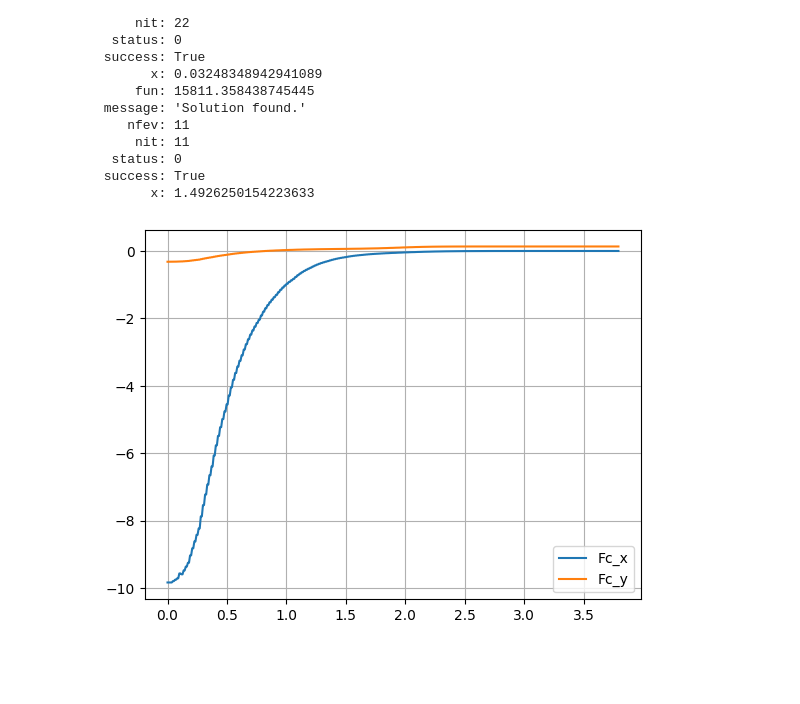
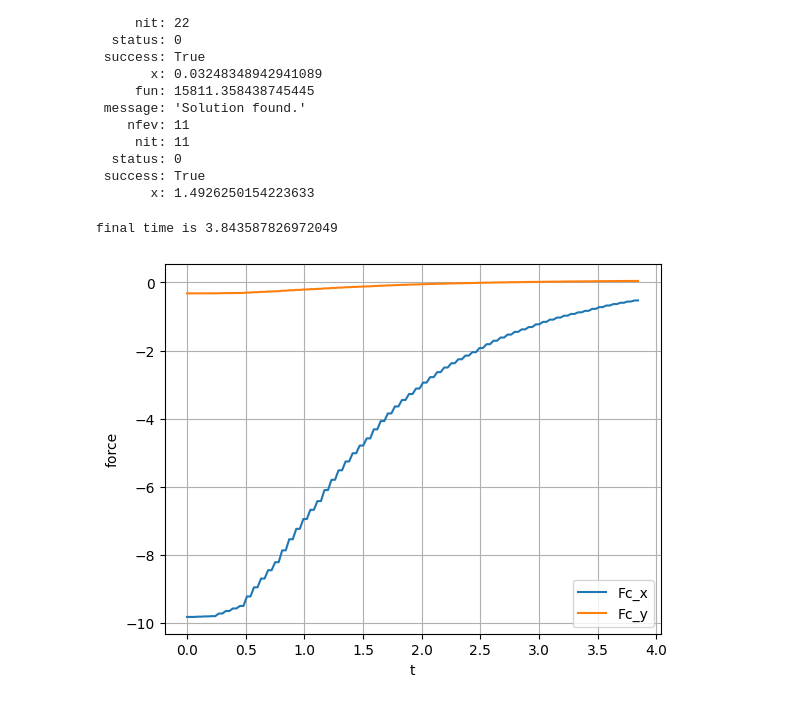
Before and after one commit to lvjonok/f22-theoretical-mechanics, a Jupyter notebook: homework5/task1.ipynb, the cells around one changed output. Saved outputs shown, nothing was run; the diff lists cells and outputs as text; code cells hidden in the pictures; blank space fills up the shorter version.

```diff
--- a/homework5/task1.ipynb
+++ b/homework5/task1.ipynb
@@ -209,36 +209,40 @@ def estimate(angle: float) -> np.array:
     v0x = v0 * np.cos(angle)
     v0y = v0 * np.sin(angle)
     S0 = [v0x, v0y]
-    t = np.linspace(0, 200, 10000)
+    t = np.linspace(0, 3.843587826972049, 10000)
     sol = odeint(dSdx, S0, t)
 
     # get position
     x = np.cumsum(sol[:, 0]) * (t[1] - t[0])
     y = np.cumsum(sol[:, 1]) * (t[1] - t[0])
 
     # get time at which we reached x=L, y=0
     curt = np.interp(L, x, t)
     # get index of that time
     i = np.argmin(np.abs(t - curt))
     # get x and y at that time
-    x = x[i]
-    y = y[i]
     return np.array([x, y, curt])
 
 
 x, y, t = estimate(res_angle)
+print(f"final time is {t}")
 
 # plot Fc
 
 import matplotlib.pyplot as plt
 
 # set matplotlib style
 plt.grid()
 
 plt.plot(np.linspace(0, t, len(forcex)), forcex, label="Fc_x")
 plt.plot(np.linspace(0, t, len(forcey)), forcey, label="Fc_y")
 
+plt.xlabel("t")
+plt.ylabel("force")
 plt.legend()
+plt.savefig("task1force.png")
+
 plt.show()
 # %% [output]
+final time is 3.843587826972049
-[figure, old version]
+[figure, new version]
```
Also changed, not shown: parts of 2 cells of this notebook, 10 other files.
